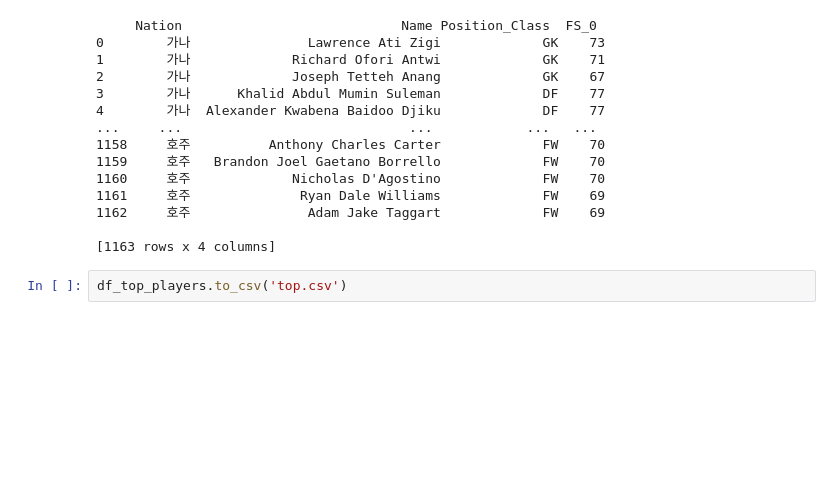
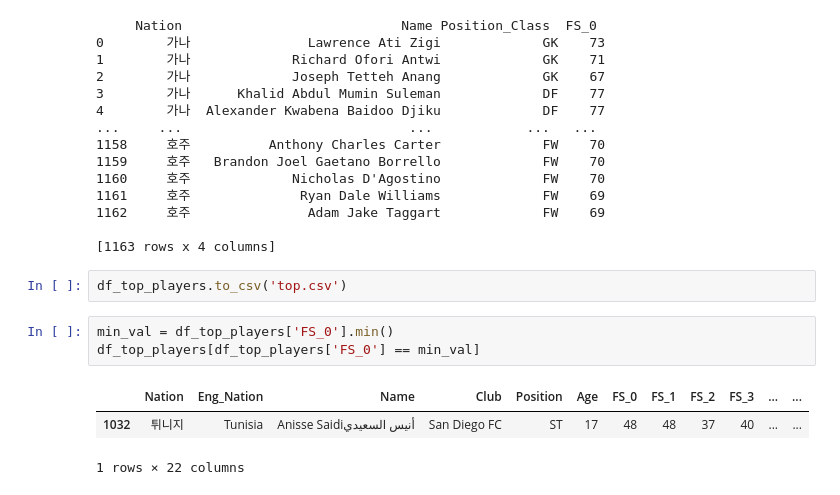
Before and after one commit to SKNetworks-AI19-250818/SKN19-mini-4Team, a Jupyter notebook: EDA/Player Stats/code/worldcup_eda.ipynb, the cells around one changed output. Cells and saved outputs as stored; diff of their text form; blank space fills up the shorter version.

```diff
--- a/EDA/Player Stats/code/worldcup_eda.ipynb
+++ b/EDA/Player Stats/code/worldcup_eda.ipynb
@@ -1097,3 +1095,10 @@ print(df_top_players[['Nation', 'Name', 'Position_Class', 'FS_0']])
 [1163 rows x 4 columns]
 # %%
 df_top_players.to_csv('top.csv')
+# %%
+min_val = df_top_players['FS_0'].min()
+df_top_players[df_top_players['FS_0'] == min_val]
+# %% [output]
+|  | Nation | Eng_Nation | Name | Club | Position | Age | FS_0 | FS_1 | FS_2 | FS_3 | ... | ... |
+| 1032 | 튀니지 | Tunisia | Anisse Saidiأنيس السعيدي | San Diego FC | ST | 17 | 48 | 48 | 37 | 40 | ... | ... |
+1 rows × 22 columns
```
Also changed, not shown: parts of 10 cells of this notebook, 3 other files.
